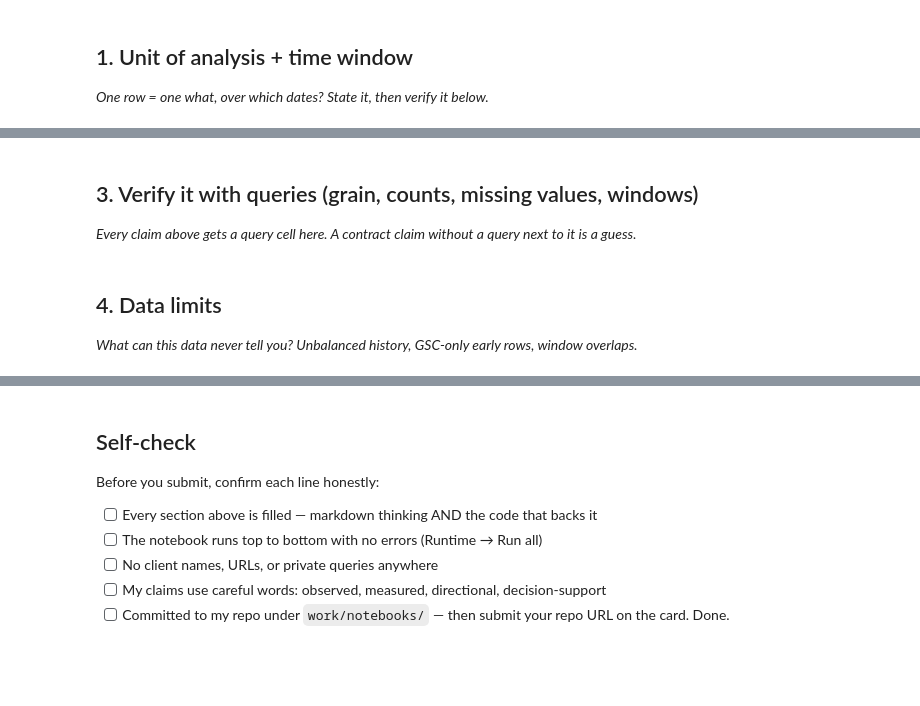
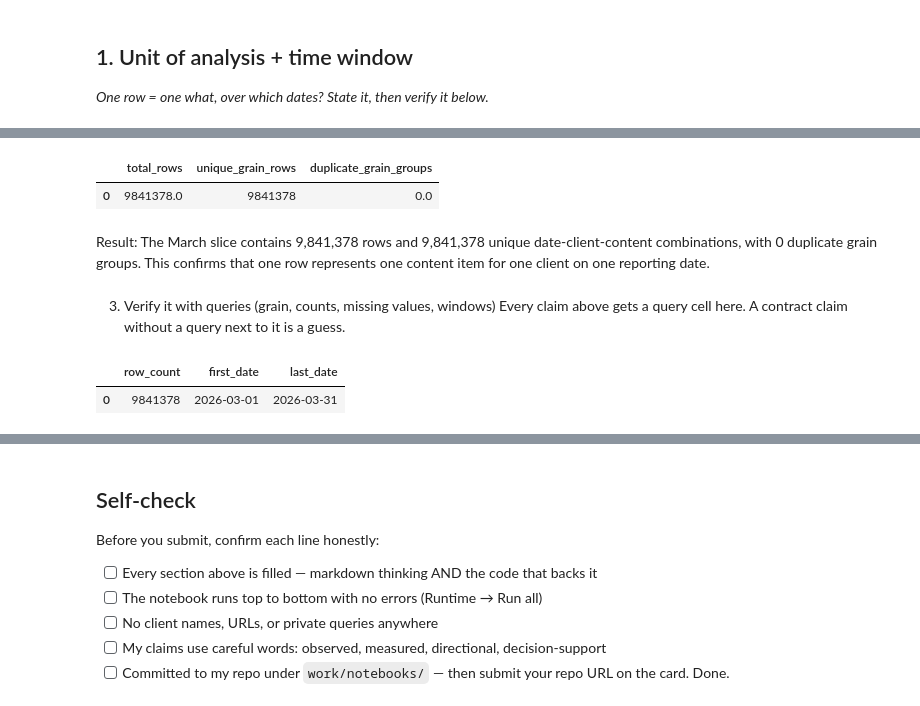
Before and after one commit to Makayla-Kelly/flyrank-ml-internship, a Jupyter notebook: work/notebooks/w03_data_contract.ipynb, the cells around one changed output, grey strips where cells are left out. Drawn from its saved outputs; the diff is of its cells as text; code cells hidden in the pictures; blank space fills up the shorter version.

```diff
--- a/work/notebooks/w03_data_contract.ipynb
+++ b/work/notebooks/w03_data_contract.ipynb
@@ -23,4 +89,27 @@ This skeleton is yours to fill. Work the sections **in order** — each one has
+# %%
+grain_check = con.sql(f"""
+WITH grain_counts AS (
+    SELECT
+        report_date,
+        client_hash_id,
+        content_hash_id,
+        COUNT(*) AS n
+    FROM {MAR}
+    GROUP BY 1, 2, 3
+)
+SELECT
+    SUM(n) AS total_rows,
+    COUNT(*) AS unique_grain_rows,
+    SUM(CASE WHEN n > 1 THEN 1 ELSE 0 END) AS duplicate_grain_groups
+FROM grain_counts
+""").df()
+
+grain_check
+# %% [output]
+|  | total_rows | unique_grain_rows | duplicate_grain_groups |
+| 0 | 9841378.0 | 9841378 | 0.0 |
+# %% [markdown]
+Result: The March slice contains 9,841,378 rows and 9,841,378 unique date-client-content combinations, with 0 duplicate grain groups. This confirms that one row represents one content item for one client on one reporting date.
 # %% [markdown]
-## 3. Verify it with queries (grain, counts, missing values, windows)
-
-*Every claim above gets a query cell here. A contract claim without a query next to it is a guess.*
+3. Verify it with queries (grain, counts, missing values, windows)
+Every claim above gets a query cell here. A contract claim without a query next to it is a guess.
@@ -30,4 +115,0 @@ This skeleton is yours to fill. Work the sections **in order** — each one has
-# %% [markdown]
-## 4. Data limits
-
-*What can this data never tell you? Unbalanced history, GSC-only early rows, window overlaps.*
@@ -36,0 +116,13 @@ This skeleton is yours to fill. Work the sections **in order** — each one has
+# %%
+slice_check = con.sql(f"""
+SELECT
+    COUNT(*) AS row_count,
+    MIN(report_date) AS first_date,
+    MAX(report_date) AS last_date
+FROM {MAR}
+""").df()
+
+slice_check
+# %% [output]
+|  | row_count | first_date | last_date |
+| 0 | 9841378 | 2026-03-01 | 2026-03-31 |
```
Also changed, not shown: parts of 28 cells of this notebook.
